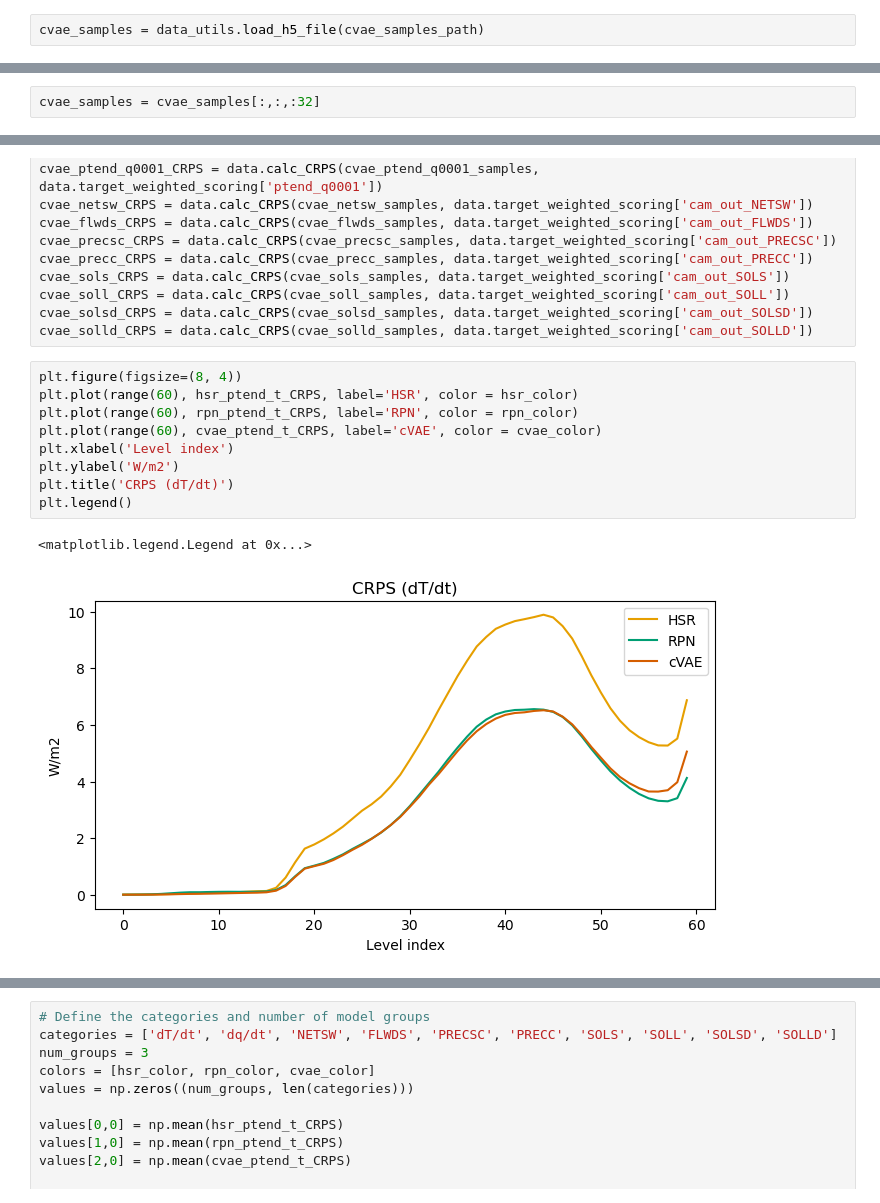
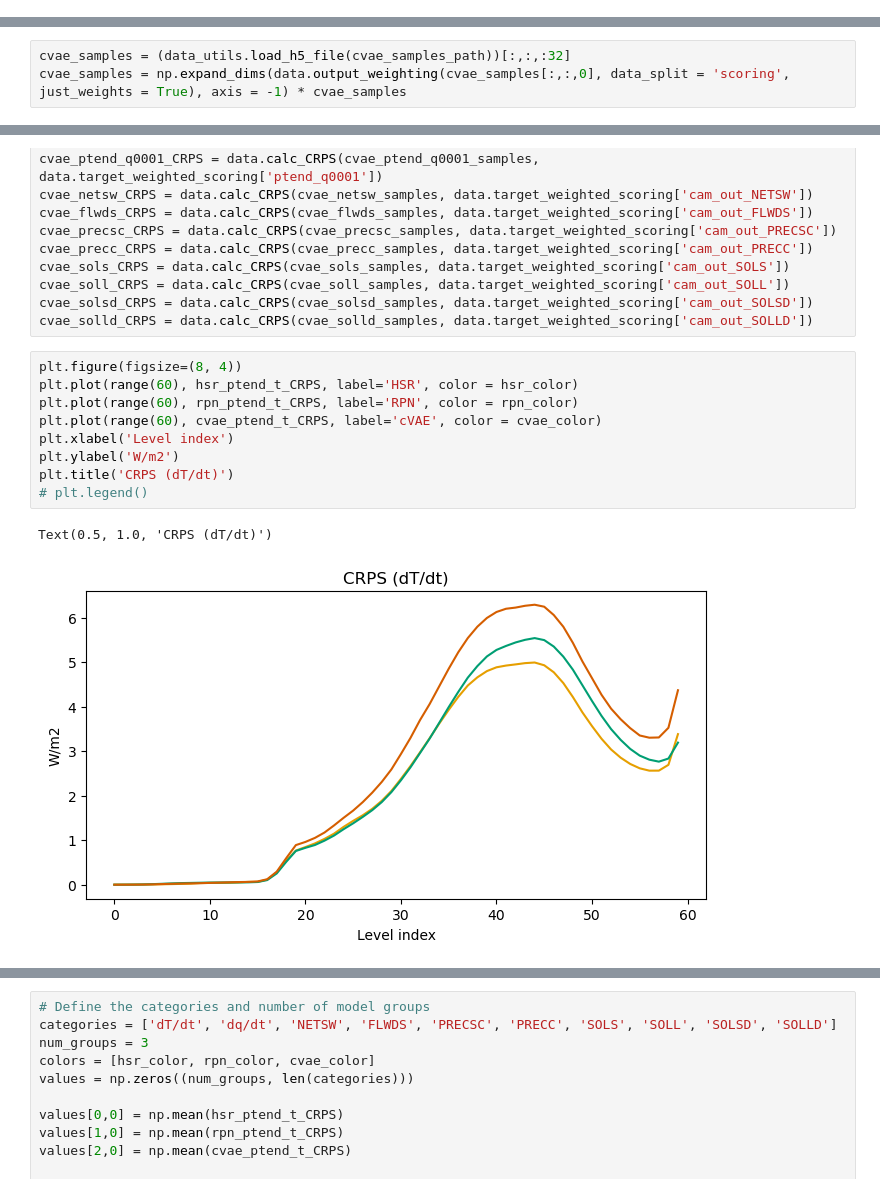
Before and after one commit to leap-stc/ClimSim, a Jupyter notebook: evaluation/crps_correction.ipynb, the cells around one changed output, grey strips where cells are left out. Cells and saved outputs as stored; diff of their text form.

```diff
--- a/evaluation/crps_correction.ipynb
+++ b/evaluation/crps_correction.ipynb
@@ -53,5 +53,3 @@ rpn_samples_path = '/ocean/projects/atm200007p/jlin96/neurips_proj/crps_ingredie
 cvae_color = '#D55E00'
 hsr_color = '#E69F00'
 rpn_color = '#009E73'
-# %%
-cvae_samples = data_utils.load_h5_file(cvae_samples_path)
@@ -58,3 +70,6 @@ cvae_samples = data_utils.load_h5_file(cvae_samples_path)
+# %%
+cvae_samples = (data_utils.load_h5_file(cvae_samples_path))[:,:,:32]
+cvae_samples = np.expand_dims(data.output_weighting(cvae_samples[:,:,0], data_split = 'scoring', just_weights = True), axis = -1) * cvae_samples
 # %%
 cvae_samples.shape
 # %% [output]
@@ -62,2 +76,0 @@ cvae_samples.shape
-# %%
-cvae_samples = cvae_samples[:,:,:32]
@@ -190,12 +195,12 @@ cvae_solld_CRPS = data.calc_CRPS(cvae_solld_samples, data.target_weighted_scorin
 # %%
 plt.figure(figsize=(8, 4))
 plt.plot(range(60), hsr_ptend_t_CRPS, label='HSR', color = hsr_color)
 plt.plot(range(60), rpn_ptend_t_CRPS, label='RPN', color = rpn_color)
 plt.plot(range(60), cvae_ptend_t_CRPS, label='cVAE', color = cvae_color)
 plt.xlabel('Level index')
 plt.ylabel('W/m2')
 plt.title('CRPS (dT/dt)')
-plt.legend()
+# plt.legend()
 # %% [output]
-<matplotlib.legend.Legend at 0x...>
+Text(0.5, 1.0, 'CRPS (dT/dt)')
-[figure, old version]
+[figure, new version]
```
Also changed, not shown: parts of 20 cells of this notebook, 1 other file.
